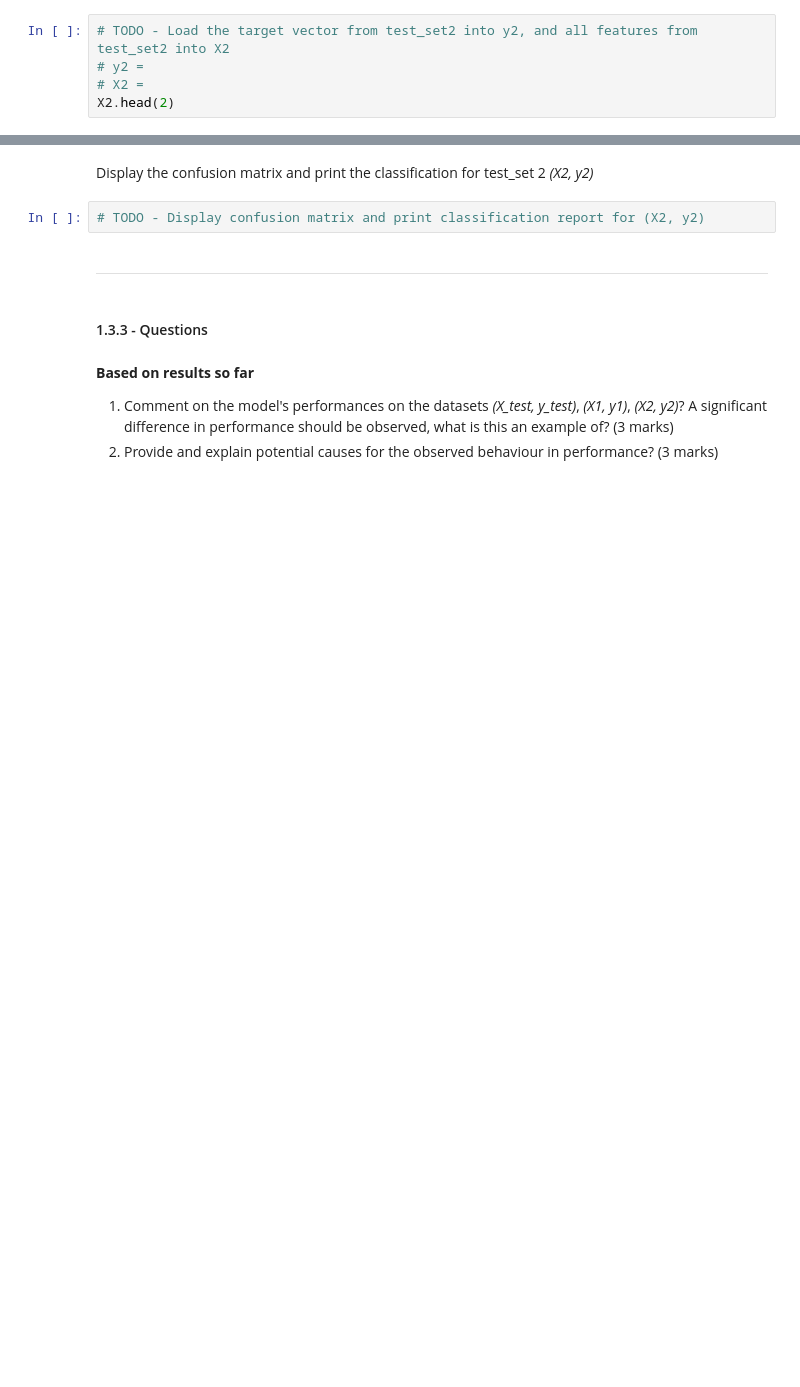
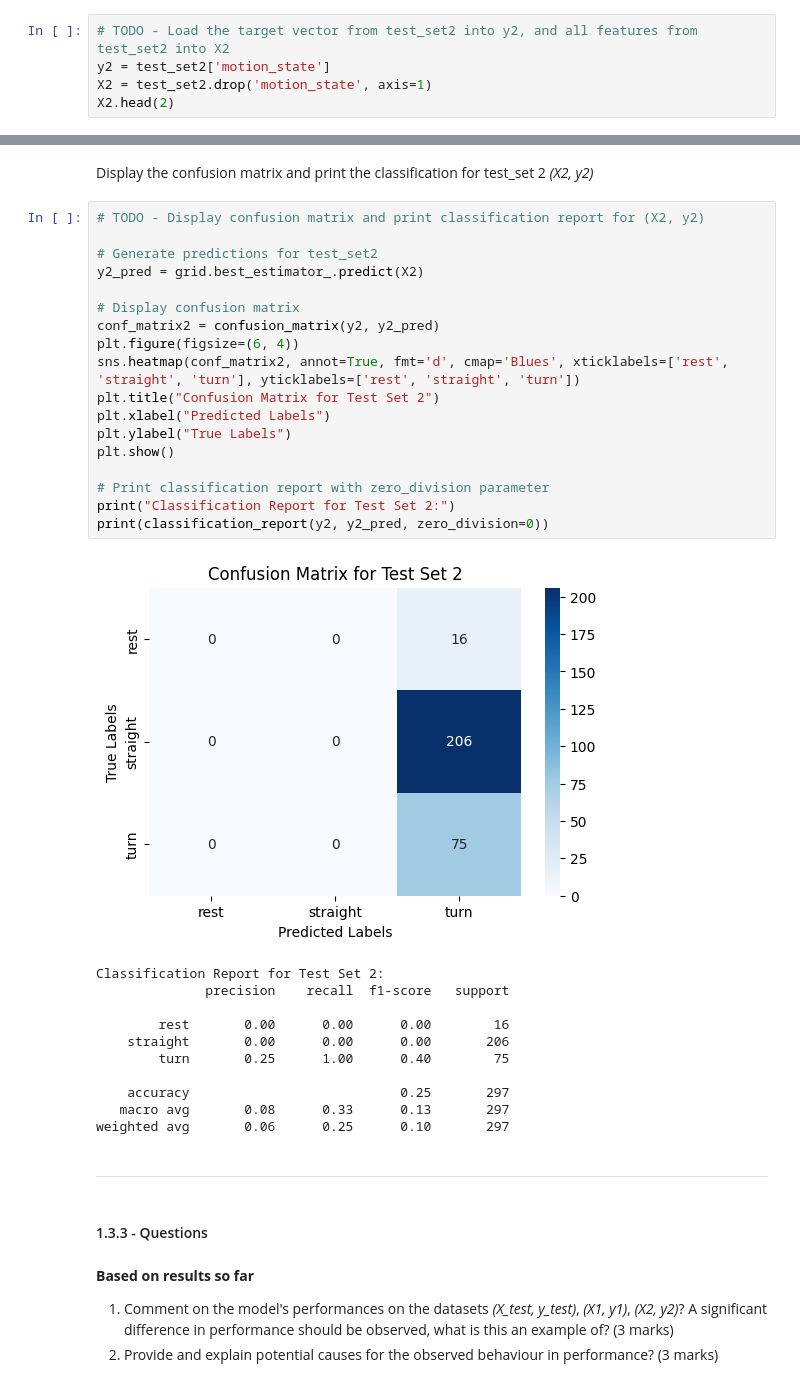
Before and after one commit to hanifbhuian/ENGG680_Fall24_Assignment4, a Jupyter notebook: Assignment 4.ipynb, the cells around one changed output, grey strips where cells are left out. Drawn from its saved outputs; the diff is of its cells as text; blank space fills up the shorter version.

```diff
--- a/Assignment 4.ipynb
+++ b/Assignment 4.ipynb
@@ -296,5 +303,5 @@ X1.head(2)
 # %%
 # TODO - Load the target vector from test_set2 into y2, and all features from test_set2 into X2
-# y2 =
-# X2 =
+y2 = test_set2['motion_state']
+X2 = test_set2.drop('motion_state', axis=1)
 X2.head(2)
@@ -318,7 +366,35 @@ Display the confusion matrix and print the classification for test_set 1 *(X1, y
 # %% [markdown]
 Display the confusion matrix and print the classification for test_set 2 *(X2, y2)*
-# %%
-# TODO - Display confusion matrix and print classification report for (X2, y2)
+# %%
+# TODO - Display confusion matrix and print classification report for (X2, y2)
+
+# Generate predictions for test_set2
+y2_pred = grid.best_estimator_.predict(X2)
+
+# Display confusion matrix
+conf_matrix2 = confusion_matrix(y2, y2_pred)
+plt.figure(figsize=(6, 4))
+sns.heatmap(conf_matrix2, annot=True, fmt='d', cmap='Blues', xticklabels=['rest', 'straight', 'turn'], yticklabels=['rest', 'straight', 'turn'])
+plt.title("Confusion Matrix for Test Set 2")
+plt.xlabel("Predicted Labels")
+plt.ylabel("True Labels")
+plt.show()
+
+# Print classification report with zero_division parameter
+print("Classification Report for Test Set 2:")
+print(classification_report(y2, y2_pred, zero_division=0))
+# %% [output]
+[figure, added]
+Classification Report for Test Set 2:
+              precision    recall  f1-score   support
+
+        rest       0.00      0.00      0.00        16
+    straight       0.00      0.00      0.00       206
+        turn       0.25      1.00      0.40        75
+
+    accuracy                           0.25       297
+   macro avg       0.08      0.33      0.13       297
+weighted avg       0.06      0.25      0.10       297
 # %% [markdown]
 ___
 # %% [markdown]
```
Also changed, not shown: parts of 7 cells of this notebook.
